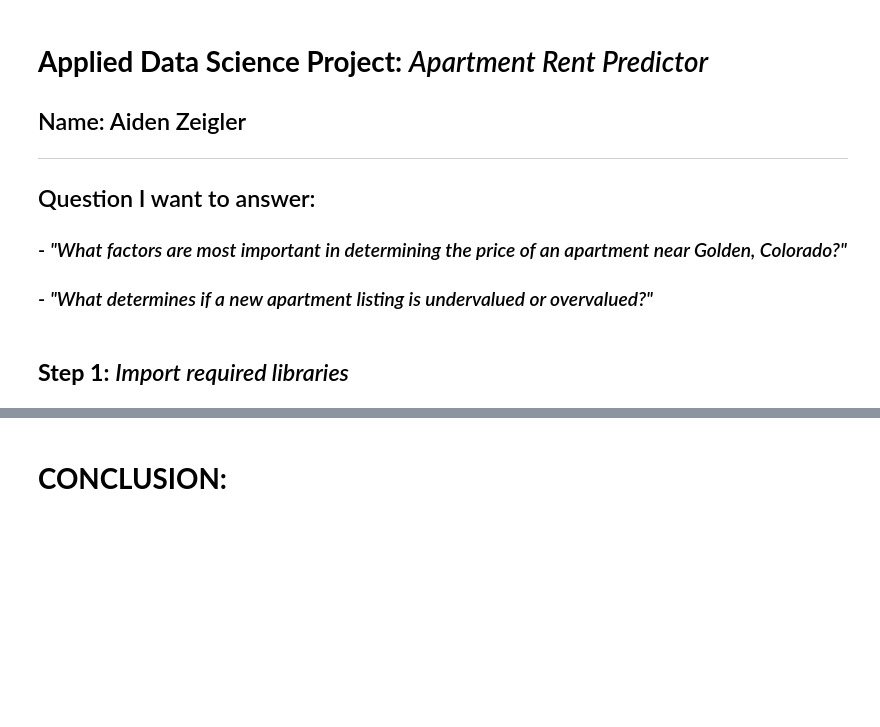
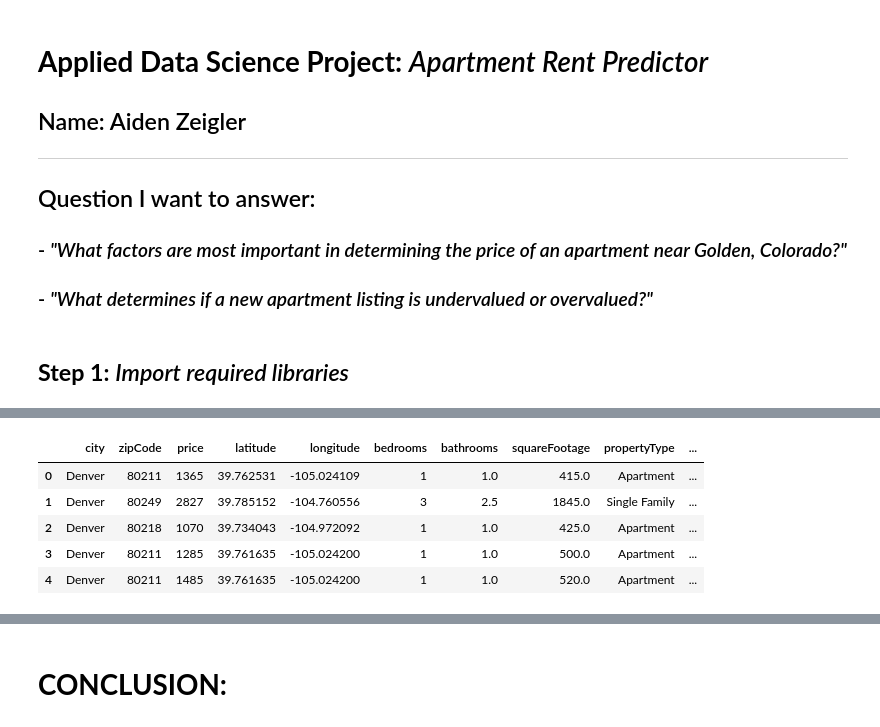
Before and after one commit to aidenzeigler/Apartment-Rent-Predictor, a Jupyter notebook: Project.ipynb, the cells around one changed output, grey strips where cells are left out. Saved outputs shown, nothing was run; the diff lists cells and outputs as text; code cells hidden in the pictures; blank space fills up the shorter version.

```diff
--- a/Project.ipynb
+++ b/Project.ipynb
@@ -166 +225,16 @@ Final count of missing values: 0
+# %%
+# 2. Dropping columns
+
+# Drop unnecessary columns
+df = df.drop(columns=["id", "formattedAddress", "state", "status"])
+
+# Print first few rows
+df.head()
+# %% [output]
+|  | city | zipCode | price | latitude | longitude | bedrooms | bathrooms | squareFootage | propertyType | ... |
+| 0 | Denver | 80211 | 1365 | 39.762531 | -105.024109 | 1 | 1.0 | 415.0 | Apartment | ... |
+| 1 | Denver | 80249 | 2827 | 39.785152 | -104.760556 | 3 | 2.5 | 1845.0 | Single Family | ... |
+| 2 | Denver | 80218 | 1070 | 39.734043 | -104.972092 | 1 | 1.0 | 425.0 | Apartment | ... |
+| 3 | Denver | 80211 | 1285 | 39.761635 | -105.024200 | 1 | 1.0 | 500.0 | Apartment | ... |
+| 4 | Denver | 80211 | 1485 | 39.761635 | -105.024200 | 1 | 1.0 | 520.0 | Apartment | ... |
 # %% [markdown]
```
Also changed, not shown: parts of 35 cells of this notebook.
